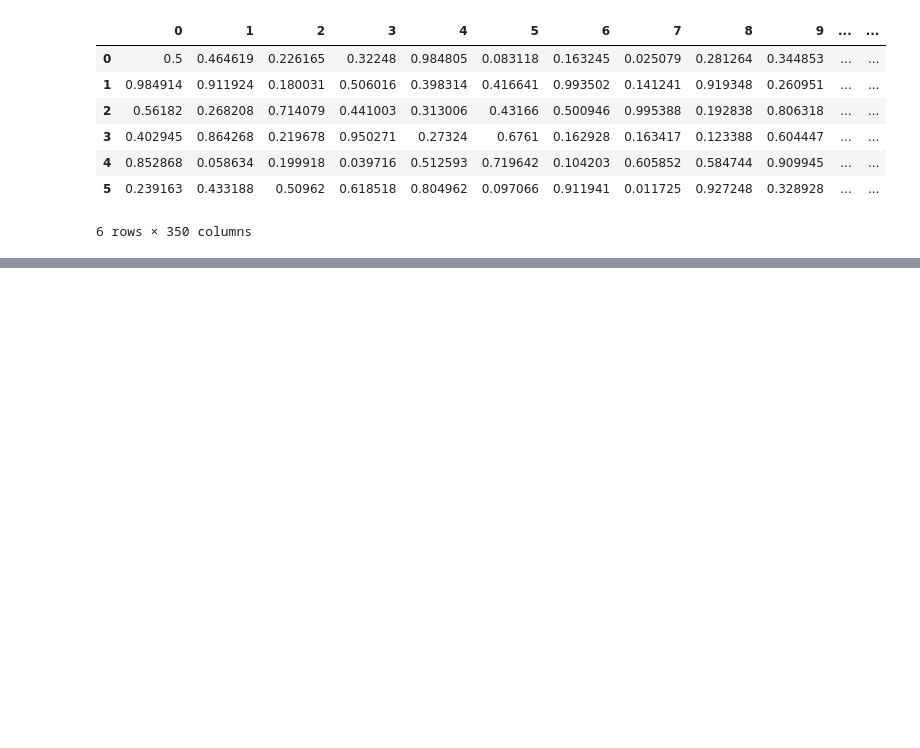
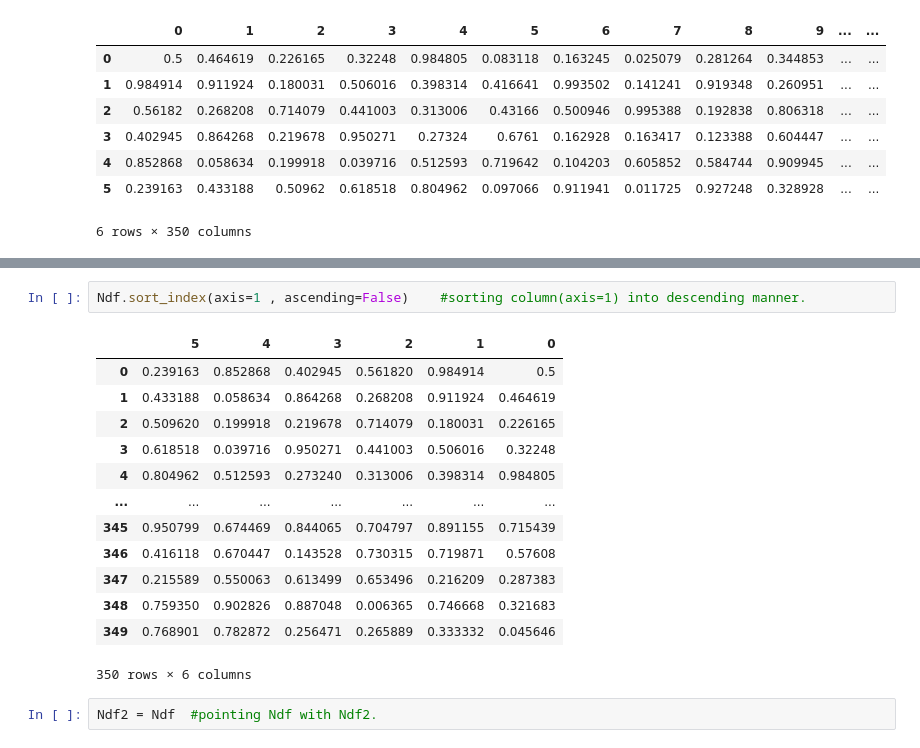
Before and after one commit to 15josh08/Pandas-tutorial, a Jupyter notebook: pandas.ipynb, the cells around one changed output, grey strips where cells are left out. Drawn from its saved outputs; the diff is of its cells as text; blank space fills up the shorter version.

```diff
--- a/pandas.ipynb
+++ b/pandas.ipynb
@@ -284,0 +310,18 @@ Ndf.T   #transpose of the dataframe(rows to column, column to rows).
+# %%
+Ndf.sort_index(axis=1 , ascending=False)    #sorting column(axis=1) into descending manner.
+# %% [output]
+|  | 5 | 4 | 3 | 2 | 1 | 0 |
+| 0 | 0.239163 | 0.852868 | 0.402945 | 0.561820 | 0.984914 | 0.5 |
+| 1 | 0.433188 | 0.058634 | 0.864268 | 0.268208 | 0.911924 | 0.464619 |
+| 2 | 0.509620 | 0.199918 | 0.219678 | 0.714079 | 0.180031 | 0.226165 |
+| 3 | 0.618518 | 0.039716 | 0.950271 | 0.441003 | 0.506016 | 0.32248 |
+| 4 | 0.804962 | 0.512593 | 0.273240 | 0.313006 | 0.398314 | 0.984805 |
+| ... | ... | ... | ... | ... | ... | ... |
+| 345 | 0.950799 | 0.674469 | 0.844065 | 0.704797 | 0.891155 | 0.715439 |
+| 346 | 0.416118 | 0.670447 | 0.143528 | 0.730315 | 0.719871 | 0.57608 |
+| 347 | 0.215589 | 0.550063 | 0.613499 | 0.653496 | 0.216209 | 0.287383 |
+| 348 | 0.759350 | 0.902826 | 0.887048 | 0.006365 | 0.746668 | 0.321683 |
+| 349 | 0.768901 | 0.782872 | 0.256471 | 0.265889 | 0.333332 | 0.045646 |
+350 rows × 6 columns
+# %%
+Ndf2 = Ndf  #pointing Ndf with Ndf2.
```
Also changed, not shown: parts of 16 cells of this notebook.
